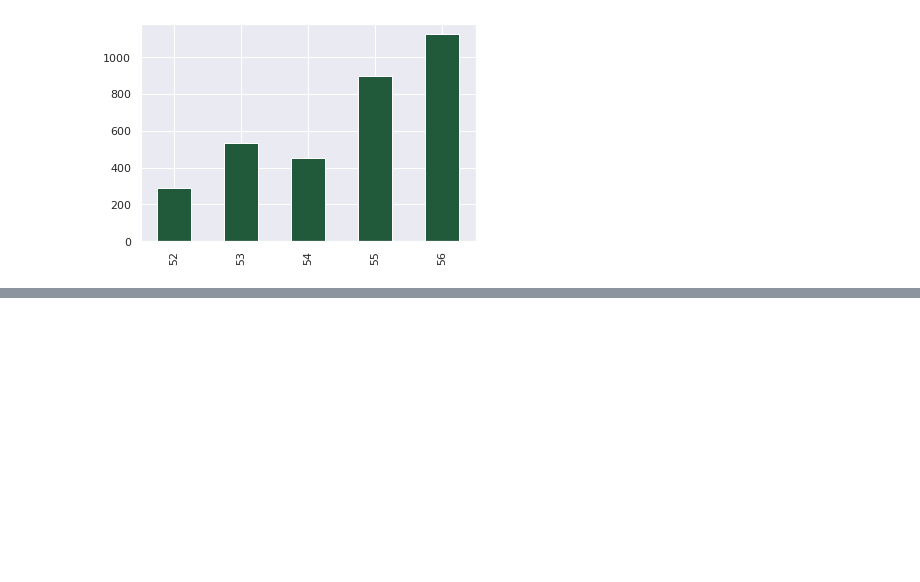
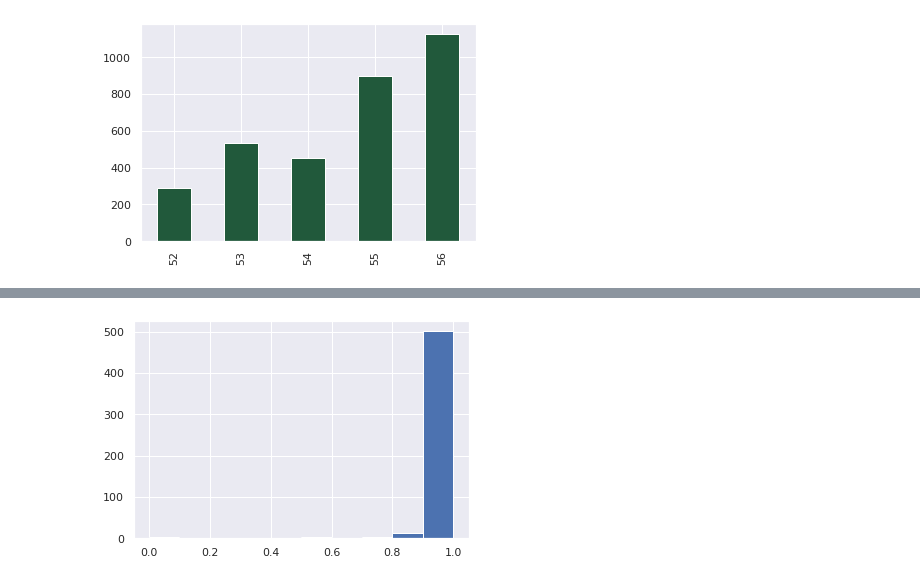
Before and after one commit to lucasmoschen/project-network-science, a Jupyter notebook: notebooks/network_construction.ipynb, the cells around one changed output, grey strips where cells are left out. Cells and saved outputs as stored; diff of their text form; code cells hidden in the pictures; blank space fills up the shorter version.

```diff
--- a/notebooks/network_construction.ipynb
+++ b/notebooks/network_construction.ipynb
@@ -116,0 +108,5 @@ Name: voto, Length: 1082458, dtype: float64
+# %%
+plt.hist(nx.clustering(G).values())
+plt.show()
+# %% [output]
+[figure, added]
```
Also changed, not shown: parts of 11 cells of this notebook.
